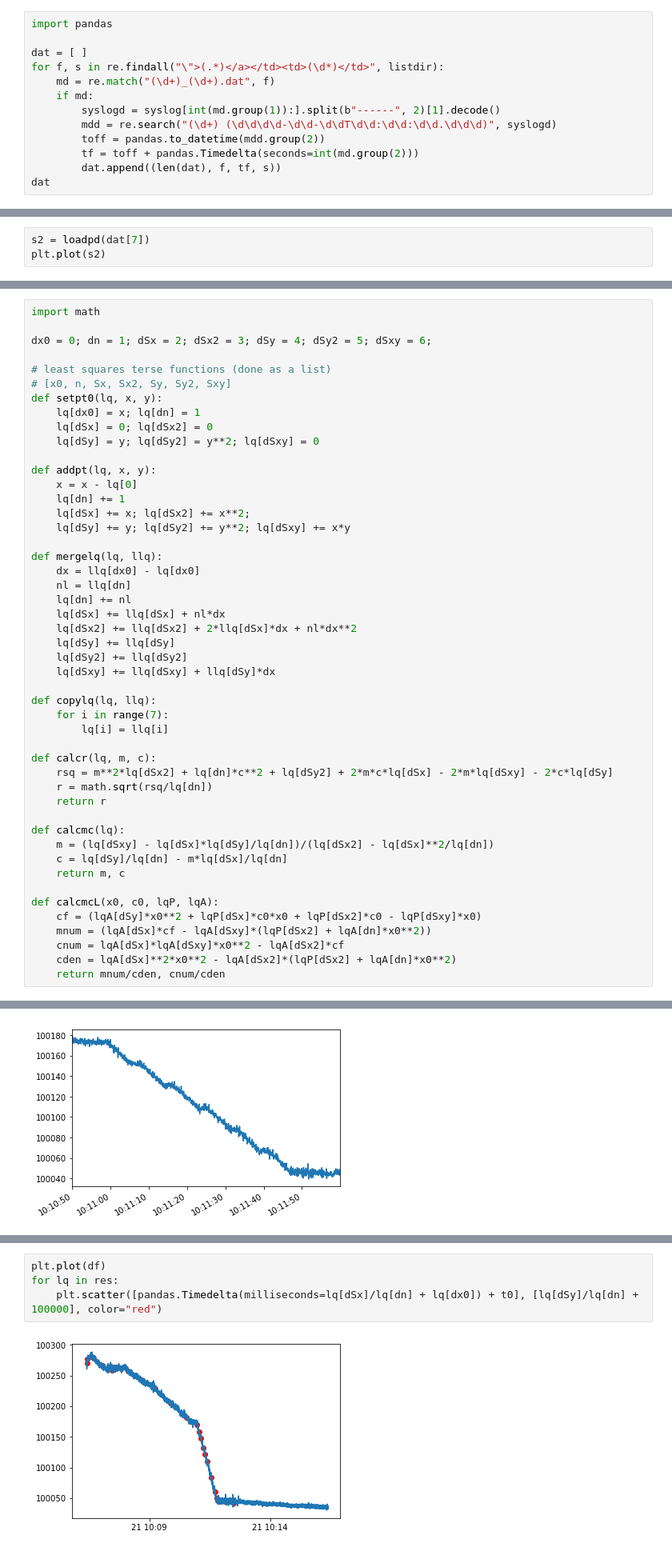
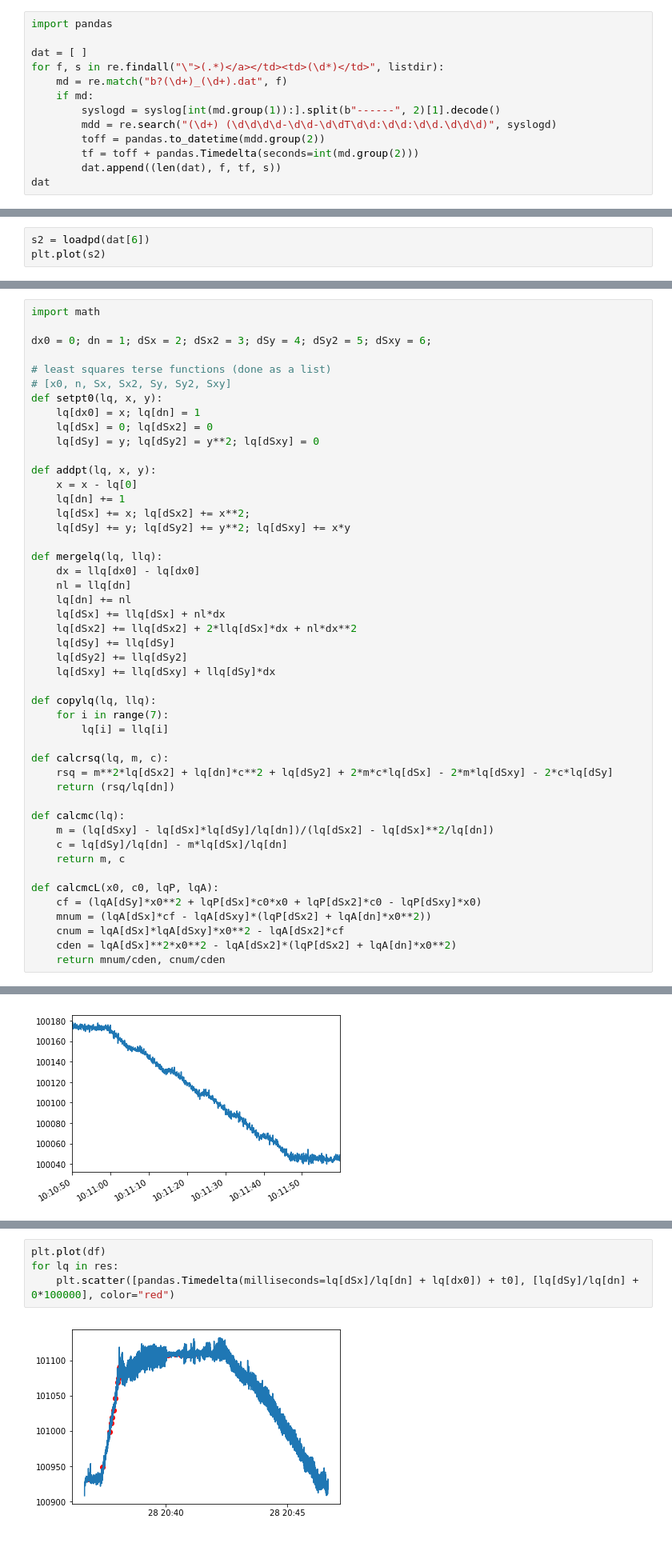
Before and after one commit to goatchurchprime/jupyter_micropython_developer_notebooks, a Jupyter notebook: timeseries_analysis/pc_linear_fit4.ipynb, the cells around one changed output, grey strips where cells are left out. Shown at 80% size. Saved outputs shown, nothing was run; the diff lists cells and outputs as text.

```diff
--- a/timeseries_analysis/pc_linear_fit4.ipynb
+++ b/timeseries_analysis/pc_linear_fit4.ipynb
@@ -25,7 +25,7 @@ import pandas
 
 dat = [ ]
 for f, s in re.findall("\">(.*)</a></td><td>(\d*)</td>", listdir):
-    md = re.match("(\d+)_(\d+).dat", f)
+    md = re.match("b?(\d+)_(\d+).dat", f)
     if md:
         syslogd = syslog[int(md.group(1)):].split(b"------", 2)[1].decode()
         mdd = re.search("(\d+) (\d\d\d\d-\d\d-\d\dT\d\d:\d\d:\d\d.\d\d\d)", syslogd)
@@ -63,7 +59,7 @@ def loadpd(d):
         vv.append(v[1]/256)
     return pandas.Series(vv, vt)
 # %%
-s2 = loadpd(dat[7])
+s2 = loadpd(dat[6])
 plt.plot(s2)
 # %% [output]
 [<matplotlib.lines.Line2D at 0x...>]
@@ -130,10 +123,9 @@ def copylq(lq, llq):
     for i in range(7):
         lq[i] = llq[i]
 
-def calcr(lq, m, c):
+def calcrsq(lq, m, c):
     rsq = m**2*lq[dSx2] + lq[dn]*c**2 + lq[dSy2] + 2*m*c*lq[dSx] - 2*m*lq[dSxy] - 2*c*lq[dSy]
-    r = math.sqrt(rsq/lq[dn])
-    return r
+    return (rsq/lq[dn])
 
 def calcmc(lq):
     m = (lq[dSxy] - lq[dSx]*lq[dSy]/lq[dn])/(lq[dSx2] - lq[dSx]**2/lq[dn])
@@ -256,9 +251,9 @@ print(len(res), len(df)/n)
 # %%
 plt.plot(df)
 for lq in res:
-    plt.scatter([pandas.Timedelta(milliseconds=lq[dSx]/lq[dn] + lq[dx0]) + t0], [lq[dSy]/lq[dn] + 100000], color="red")
+    plt.scatter([pandas.Timedelta(milliseconds=lq[dSx]/lq[dn] + lq[dx0]) + t0], [lq[dSy]/lq[dn] + 0*100000], color="red")
 # %% [output]
-[figure, old version]
+[figure, new version]
 # %%
 #plt.plot(rs)
 print((df.index[-1] - df.index[0])/pandas.Timedelta(seconds=1))
```
Also changed, not shown: parts of 7 cells of this notebook, 9 other files.
